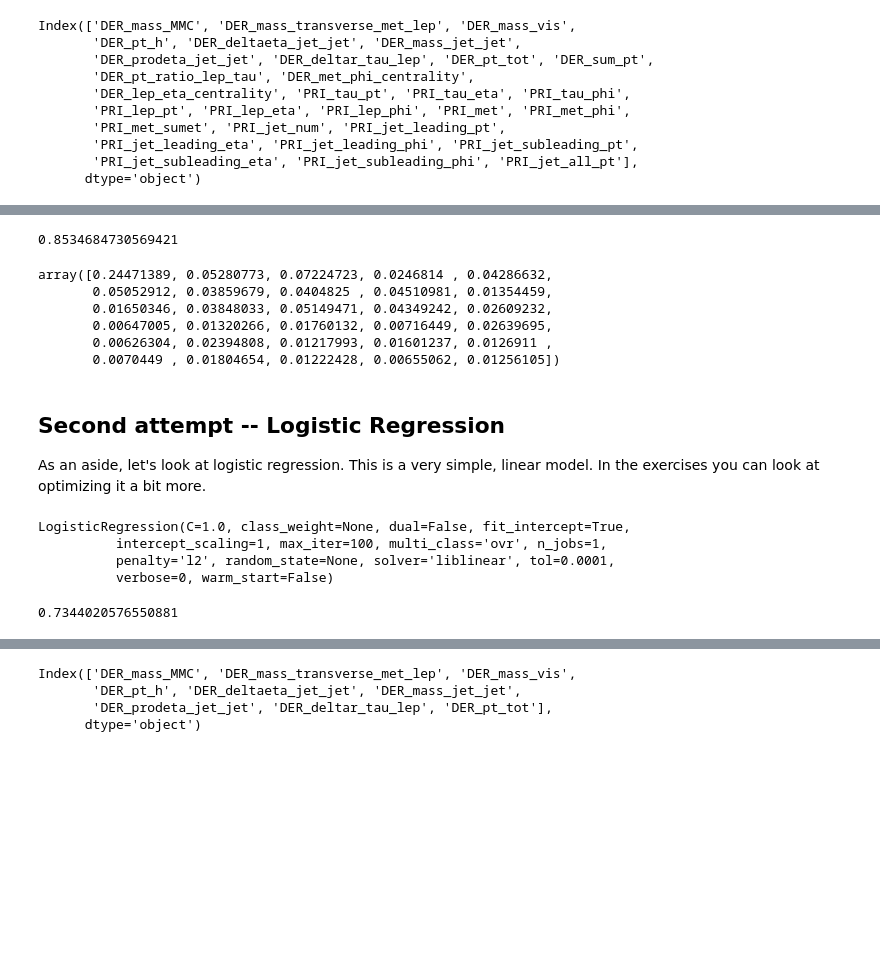
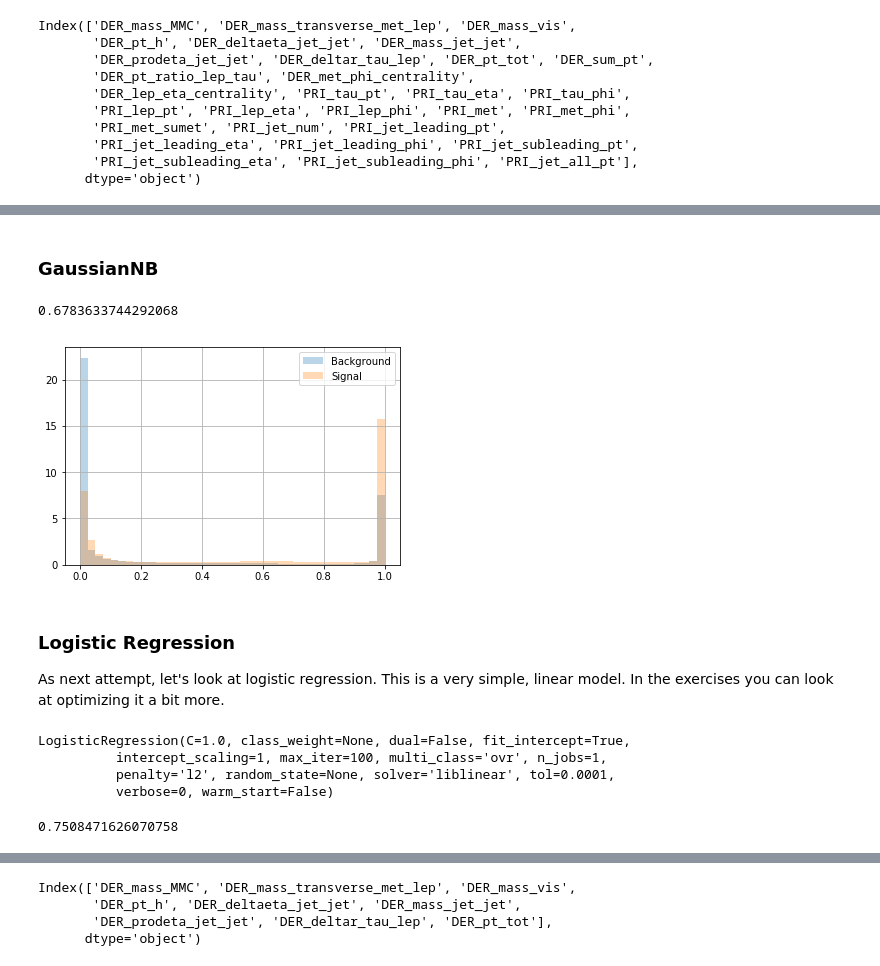
Before and after one commit to gdxd/LMU_DA_ML_19, a Jupyter notebook: HiggsChallenge.ipynb, the cells around one changed output, grey strips where cells are left out. Cells and saved outputs as stored; diff of their text form; code cells hidden in the pictures; blank space fills up the shorter version.

```diff
--- a/HiggsChallenge.ipynb
+++ b/HiggsChallenge.ipynb
@@ -199,19 +167,30 @@ GradientBoostingClassifier(criterion='friedman_mse', init=None,
+# %% [markdown]
+### GaussianNB
+# %%
+# GaussianNB
+from sklearn.naive_bayes import GaussianNB # 1. choose model class
+model = GaussianNB()                       # 2. instantiate model
+model.fit(X_train, y_train)                  # 3. fit model to data
+gnb = model.predict(X_test)             # 4. predict on new data
 # %%
-gbc.score(X_test, y_test)
+model.score(X_test, y_test)
 # %% [output]
-0.8534684730569421
+0.6783633744292068
-# %%
-gbc.feature_importances_
-# %% [output]
-array([0.24471389, 0.05280773, 0.07224723, 0.0246814 , 0.04286632,
-       0.05052912, 0.03859679, 0.0404825 , 0.04510981, 0.01354459,
-       0.01650346, 0.03848033, 0.05149471, 0.04349242, 0.02609232,
-       0.00647005, 0.01320266, 0.01760132, 0.00716449, 0.02639695,
-       0.00626304, 0.02394808, 0.01217993, 0.01601237, 0.0126911 ,
-       0.0070449 , 0.01804654, 0.01222428, 0.00655062, 0.01256105])
+# %%
+# define function to plot probability for sig/bg
+def plot_proba( df, model, x ):
+    df['Prob']=model.predict_proba(x)[:, 1]
+    kwargs = dict(histtype='stepfilled', alpha=0.3, density=True, bins=40)
+    df[df.Label==0].Prob.hist(label='Background',**kwargs)
+    df[df.Label==1].Prob.hist(label='Signal',**kwargs)
+    _=plt.legend()
+# %%
+plot_proba( df, model, X)
+# %% [output]
+[figure, added]
 # %% [markdown]
-## Second attempt -- Logistic Regression
-As an aside, let's look at logistic regression. This is a very simple, linear model. In the exercises you can look at optimizing it a bit more.
+###  Logistic Regression
+As next attempt, let's look at logistic regression. This is a very simple, linear model. In the exercises you can look at optimizing it a bit more.
 # %%
 from sklearn.linear_model import LogisticRegression
 # %%
@@ -226,4 +206,4 @@ LogisticRegression(C=1.0, class_weight=None, dual=False, fit_intercept=True,
 # %%
 lr.score(X_test,y_test)
 # %% [output]
-0.7344020576550881
+0.7508471626070758
```
Also changed, not shown: parts of 34 cells of this notebook.
